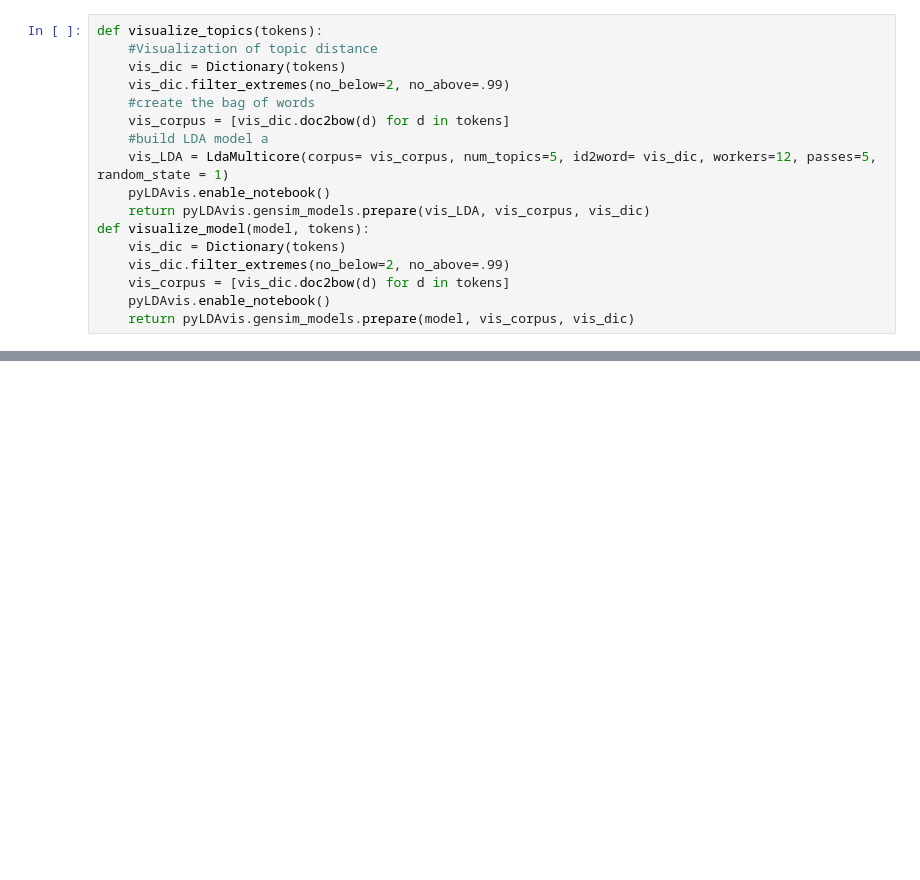
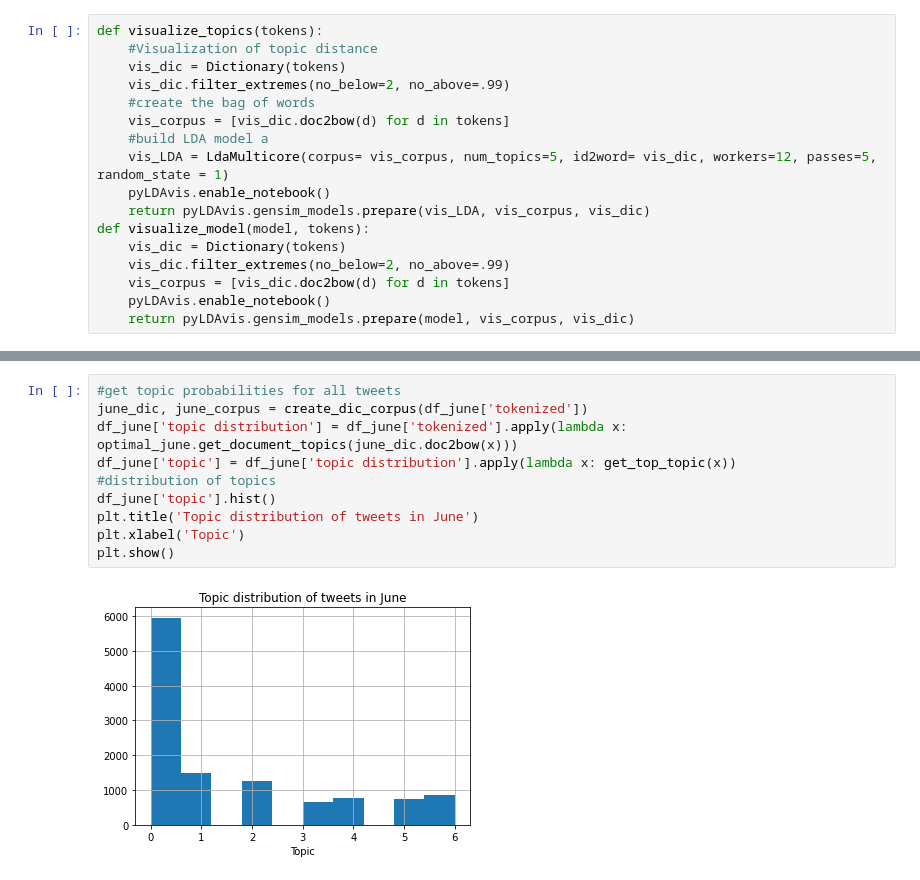
Before and after one commit to ahmadouw/IchBinHanna-Analysis, a Jupyter notebook: Topic_modelling.ipynb, the cells around one changed output, grey strips where cells are left out. Drawn from its saved outputs; the diff is of its cells as text; blank space fills up the shorter version.

```diff
--- a/Topic_modelling.ipynb
+++ b/Topic_modelling.ipynb
@@ -613,0 +656,12 @@ topic
+# %%
+#get topic probabilities for all tweets
+june_dic, june_corpus = create_dic_corpus(df_june['tokenized'])
+df_june['topic distribution'] = df_june['tokenized'].apply(lambda x: optimal_june.get_document_topics(june_dic.doc2bow(x)))
+df_june['topic'] = df_june['topic distribution'].apply(lambda x: get_top_topic(x))
+#distribution of topics
+df_june['topic'].hist()
+plt.title('Topic distribution of tweets in June')
+plt.xlabel('Topic')
+plt.show()
+# %% [output]
+[figure, added]
```
Also changed, not shown: parts of 27 cells of this notebook.
